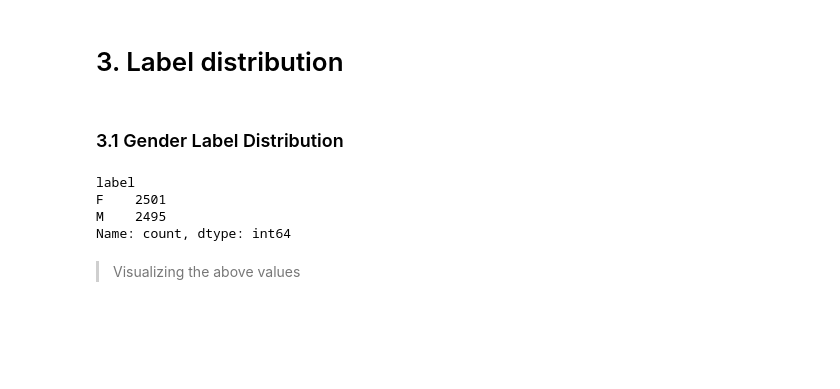
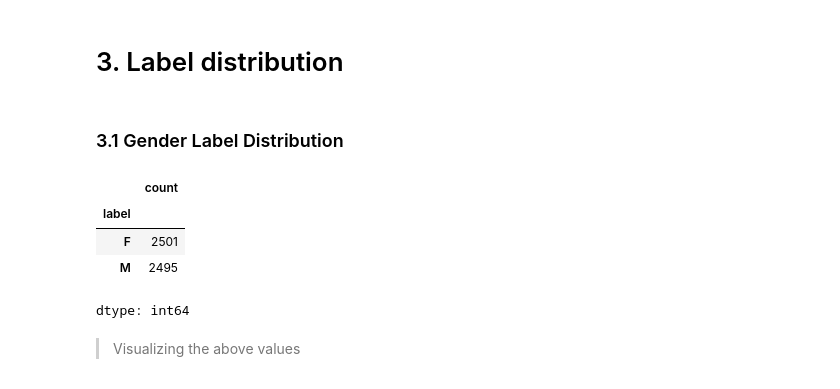
Before and after one commit to loveLH3399/Language-in-Social-Context, a Jupyter notebook: notebooks/Trust_Data_Analysis.ipynb, the cells around one changed output. Drawn from its saved outputs; the diff is of its cells as text; code cells hidden in the pictures; blank space fills up the shorter version.

```diff
--- a/notebooks/Trust_Data_Analysis.ipynb
+++ b/notebooks/Trust_Data_Analysis.ipynb
@@ -136,12 +137,13 @@ After dropping:
 # %% [markdown]
 ### 3.1 Gender Label Distribution
 # %%
-print(df_train["label"].value_counts())
+df_train["label"].value_counts()
 # %% [output]
+|  | count |
+| label |  |
+| F | 2501 |
+| M | 2495 |
-label
-F    2501
-M    2495
-Name: count, dtype: int64
+dtype: int64
 # %% [markdown]
 
 
```
Also changed, not shown: parts of 34 cells of this notebook.
